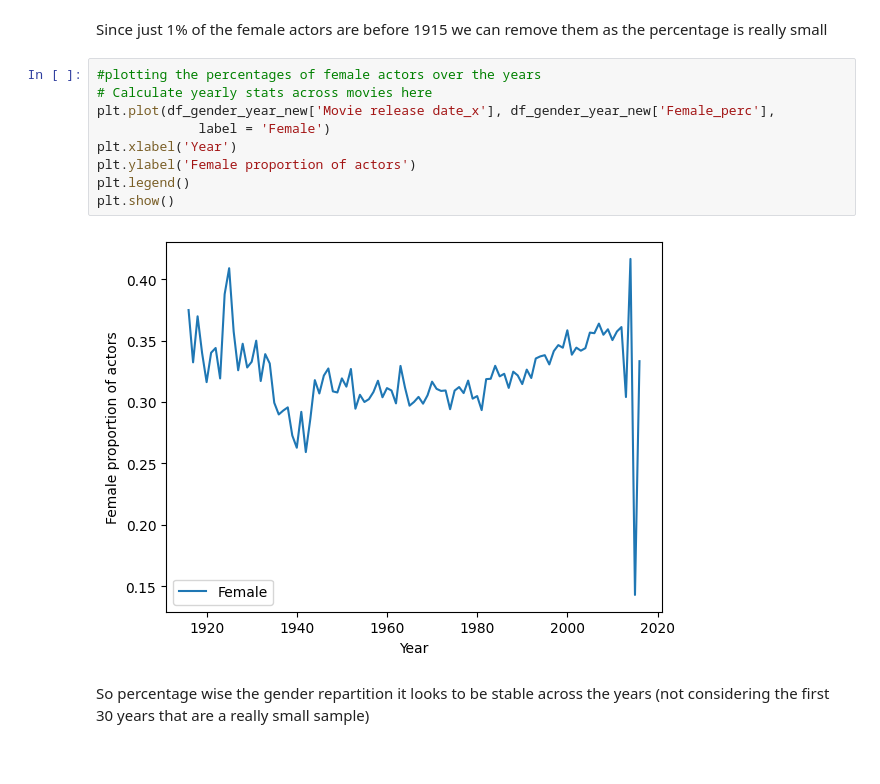
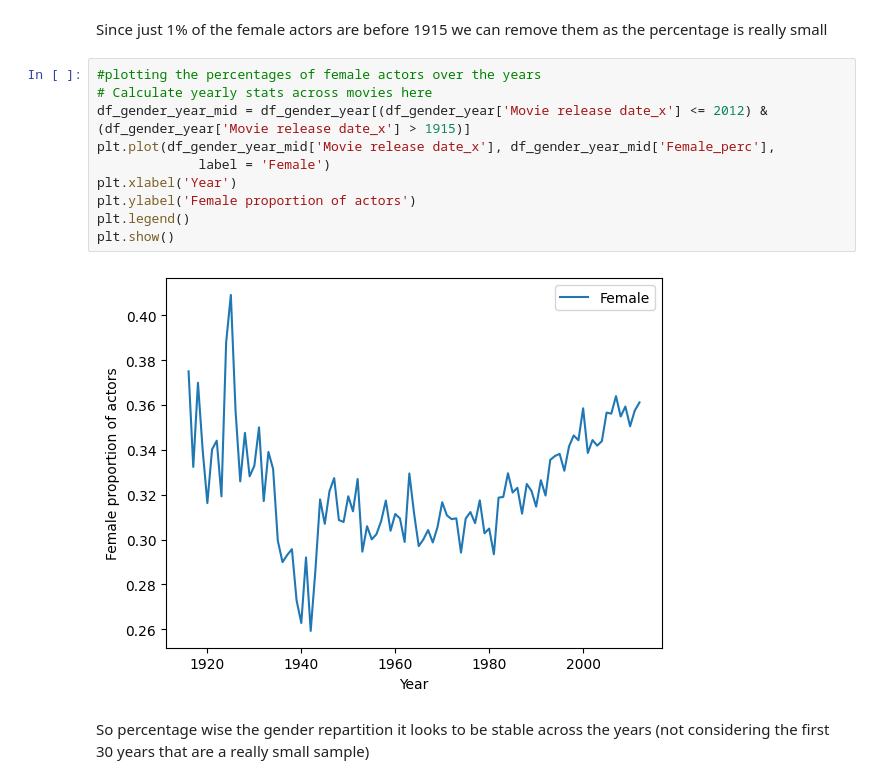
Before and after one commit to aristo6253/CS-401-ADAknow-Milestone2, a Jupyter notebook: gender_analysis_juliette_stavros.ipynb, the cells around one changed output. Saved outputs shown, nothing was run; the diff lists cells and outputs as text.

```diff
--- a/gender_analysis_juliette_stavros.ipynb
+++ b/gender_analysis_juliette_stavros.ipynb
@@ -810,14 +848,15 @@ Since just 1% of the female actors are before 1915 we can remove them as the per
 # %%
 #plotting the percentages of female actors over the years
 # Calculate yearly stats across movies here
-plt.plot(df_gender_year_new['Movie release date_x'], df_gender_year_new['Female_perc'],
+df_gender_year_mid = df_gender_year[(df_gender_year['Movie release date_x'] <= 2012) & (df_gender_year['Movie release date_x'] > 1915)]
+plt.plot(df_gender_year_mid['Movie release date_x'], df_gender_year_mid['Female_perc'],
              label = 'Female')
 plt.xlabel('Year')
 plt.ylabel('Female proportion of actors')
 plt.legend()
 plt.show()
 # %% [output]
-[figure, old version]
+[figure, new version]
 # %% [markdown]
 So percentage wise the gender repartition it looks to be stable across the years (not considering the first 30 years that are a really small sample)
 # %% [markdown]
```
Also changed, not shown: parts of 14 cells of this notebook, 1 other file.
